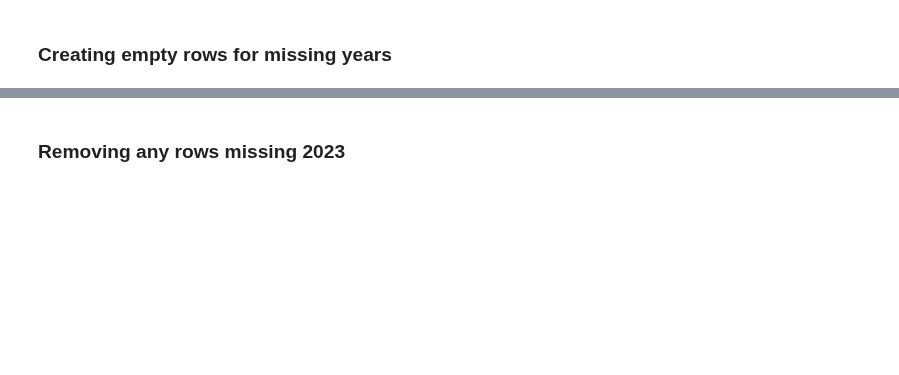
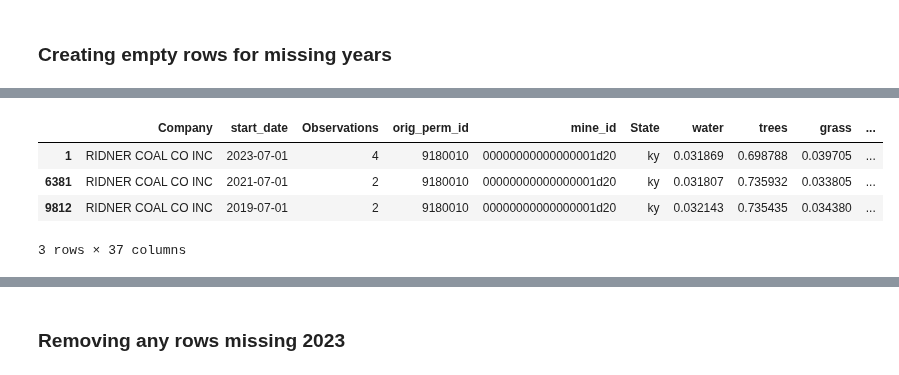
Before and after one commit to KendallScott/Capstone, a Jupyter notebook: Working RNN/Data_Cleanup.ipynb, the cells around one changed output, grey strips where cells are left out. Drawn from its saved outputs; the diff is of its cells as text; code cells hidden in the pictures; blank space fills up the shorter version.

```diff
--- a/Working RNN/Data_Cleanup.ipynb
+++ b/Working RNN/Data_Cleanup.ipynb
@@ -246,29 +230,2 @@ mines_clean[mines_clean['permit_approval_date'].isnull()]
 # %% [markdown]
 ### Creating empty rows for missing years
-# %%
-all_year_mines = df['mine_id'][df['start_date']=='2017-07-01'].unique()
-appenddf = df[['Company', 'mine_id']].query('mine_id not in @all_year_mines')
-appenddf = appenddf.drop_duplicates()
-appenddf['start_date']='2017-07-01'
-appenddf['start_date'] = pd.to_datetime(appenddf['start_date'])
-appenddf['end_date']='2017-07-31'
-appenddf['end_date'] = pd.to_datetime(appenddf['end_date'])
-df = pd.concat([df, appenddf], ignore_index=True)
-
-all_year_mines = df['mine_id'][df['start_date']=='2019-07-01'].unique()
-appenddf = df[['Company', 'mine_id']].query('mine_id not in @all_year_mines')
-appenddf = appenddf.drop_duplicates()
-appenddf['start_date']='2019-07-01'
-appenddf['start_date'] = pd.to_datetime(appenddf['start_date'])
-appenddf['end_date']='2019-07-31'
-appenddf['end_date'] = pd.to_datetime(appenddf['end_date'])
-df = pd.concat([df, appenddf], ignore_index=True)
-
-all_year_mines = df['mine_id'][df['start_date']=='2021-07-01'].unique()
-appenddf = df[['Company', 'mine_id']].query('mine_id not in @all_year_mines')
-appenddf = appenddf.drop_duplicates()
-appenddf['start_date']='2021-07-01'
-appenddf['start_date'] = pd.to_datetime(appenddf['start_date'])
-appenddf['end_date']='2021-07-31'
-appenddf['end_date'] = pd.to_datetime(appenddf['end_date'])
-df = pd.concat([df, appenddf], ignore_index=True)
@@ -274,0 +251,8 @@ df = pd.concat([df, appenddf], ignore_index=True)
+# %%
+df[df['mine_id']=='00000000000000001d20']
+# %% [output]
+|  | Company | start_date | Observations | orig_perm_id | mine_id | State | water | trees | grass | ... |
+| 1 | RIDNER COAL CO INC | 2023-07-01 | 4 | 9180010 | 00000000000000001d20 | ky | 0.031869 | 0.698788 | 0.039705 | ... |
+| 6381 | RIDNER COAL CO INC | 2021-07-01 | 2 | 9180010 | 00000000000000001d20 | ky | 0.031807 | 0.735932 | 0.033805 | ... |
+| 9812 | RIDNER COAL CO INC | 2019-07-01 | 2 | 9180010 | 00000000000000001d20 | ky | 0.032143 | 0.735435 | 0.034380 | ... |
+3 rows × 37 columns
```
Also changed, not shown: parts of 14 cells of this notebook.
